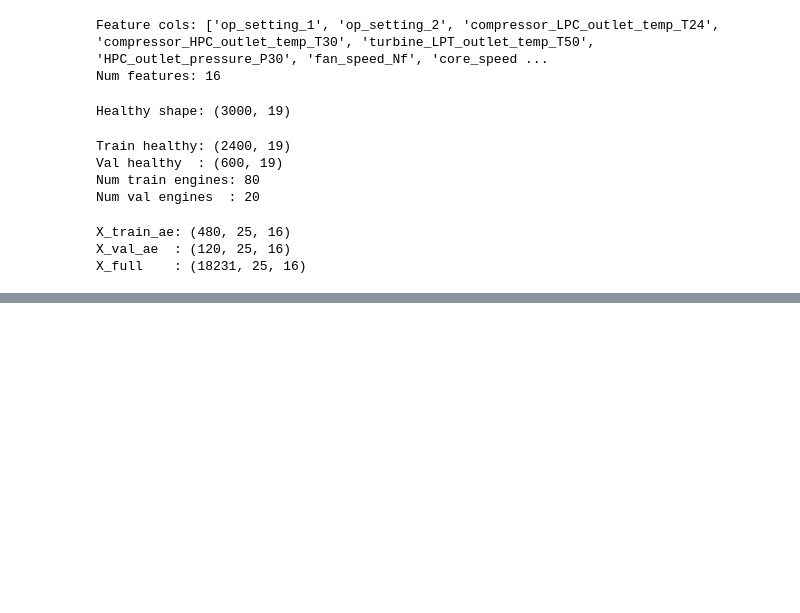
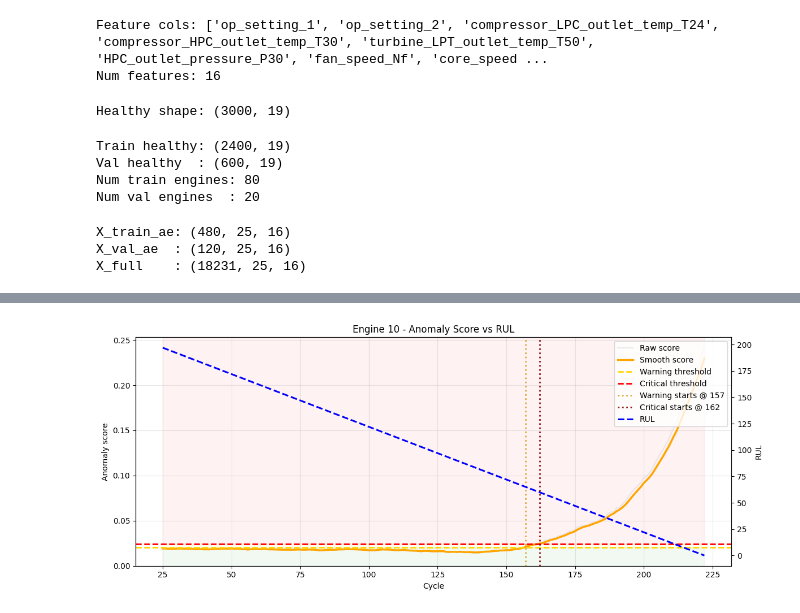
Before and after one commit to khanhdeptra1212/Turbofan-Engine-Health-Monitoring-and-Remaining-Useful-Life-Prediction-Web-Application-, a Jupyter notebook: notebook/notebook2.ipynb, the cells around one changed output, grey strips where cells are left out. Saved outputs shown, nothing was run; the diff lists cells and outputs as text; code cells hidden in the pictures; blank space fills up the shorter version.

```diff
--- a/notebook/notebook2.ipynb
+++ b/notebook/notebook2.ipynb
@@ -441,0 +555,4 @@ plot_engine(meta_full, 1)
+# %%
+plot_engine(meta_full, 10)
+# %% [output]
+[figure, added]
```
Also changed, not shown: parts of 15 cells of this notebook, 10 other files.
